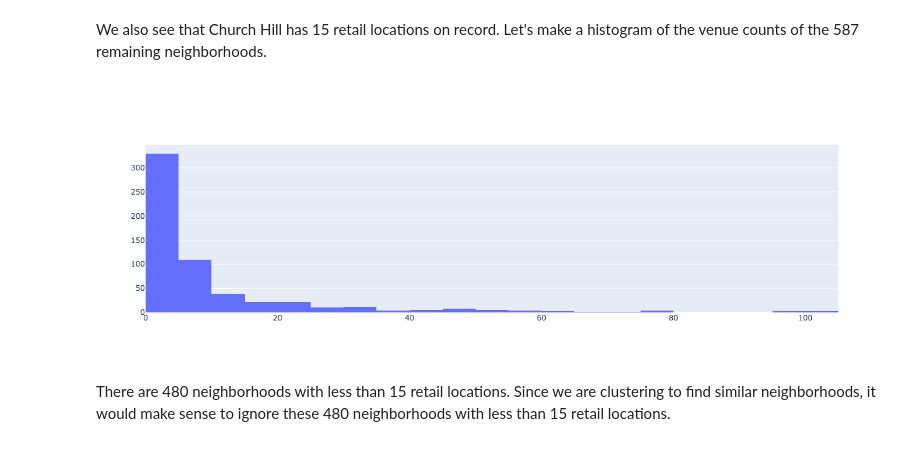
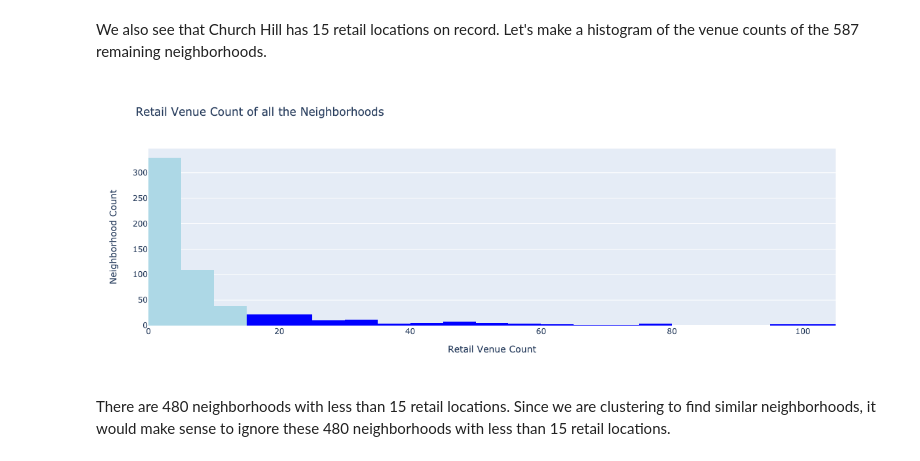
Before and after one commit to mphill82/Coursera_Capstone, a Jupyter notebook: Retail_Inference_notebook.ipynb, the cells around one changed output. Cells and saved outputs as stored; diff of their text form; code cells hidden in the pictures.

Commit message:
Made all my plots pretty and labeled

```diff
--- a/Retail_Inference_notebook.ipynb
+++ b/Retail_Inference_notebook.ipynb
@@ -418,14 +419,21 @@ neigh_df.loc[neigh_df.Neighborhood=='Church Hill']
 # %% [markdown]
 We also see that Church Hill has 15 retail locations on record.  Let's make a histogram of the venue counts of the 587 remaining neighborhoods.
 # %%
+colors = ['blue',] * 20
+colors[0:2] = ['lightblue']*3
+
 fig = go.Figure()
 fig.add_trace(go.Histogram(x=neigh_df['Neighborhood Venue Count'],xbins=dict( #
         start=0,
         end=105,
-        size=5)))
+        size=5),marker_color=colors))
+fig.update_layout(title='Retail Venue Count of all the Neighborhoods',
+                  xaxis_title='Retail Venue Count',
+                  yaxis_title='Neighborhood Count'
+                 )
 fig.show()
 # %% [output]
-[figure, old version]
+[figure, new version]
 # %% [markdown]
 There are 480 neighborhoods with less than 15 retail locations.  Since we are clustering to find similar neighborhoods, it would make sense to ignore these 480 neighborhoods with less than 15 retail locations.
 # %% [markdown]
```
Also changed, not shown: parts of 18 cells of this notebook.
